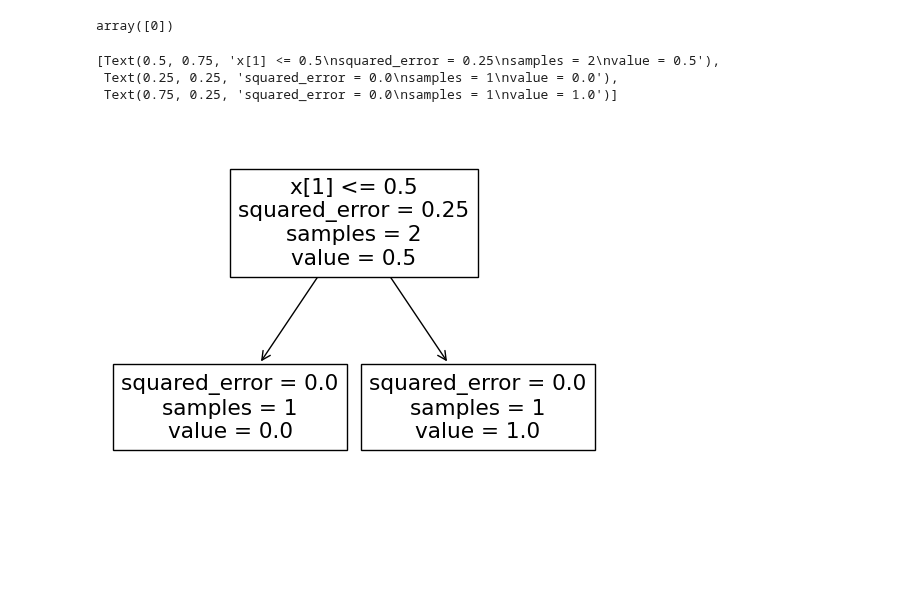
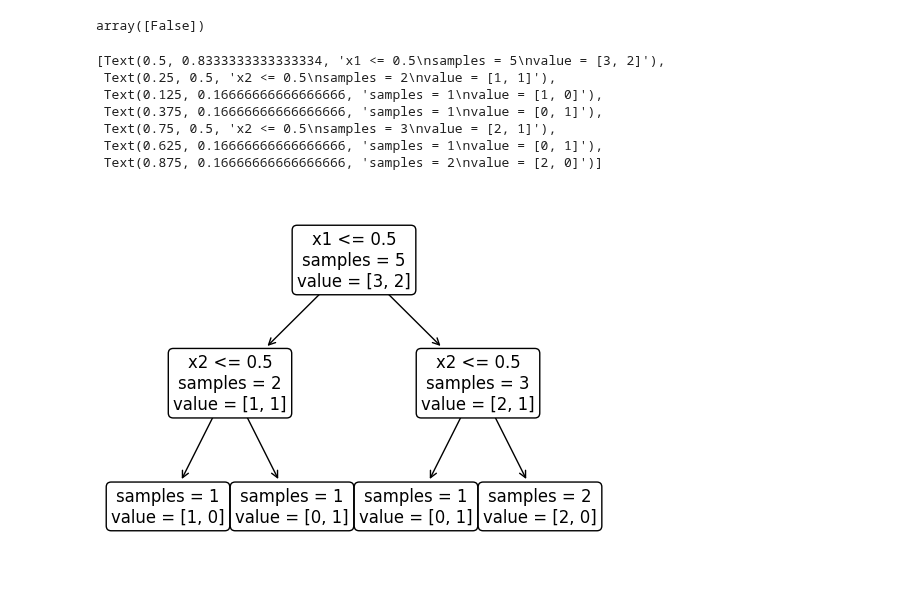
Before and after one commit to willdalh/ml-course, a Jupyter notebook: decision_trees.ipynb, the cells around one changed output. Saved outputs shown, nothing was run; the diff lists cells and outputs as text; code cells hidden in the pictures; blank space fills up the shorter version.

```diff
--- a/decision_trees.ipynb
+++ b/decision_trees.ipynb
@@ -1,6 +1,6 @@
 # %%
 from sklearn import tree
-X = [[0, 0], [1, 1]]
-Y = [0, 1]
+X = [[0, 0], [0, 1], [1, 0], [1, 1], [1, 1]]
+Y = [0, 1, 1, 0, 0]
 clf = tree.DecisionTreeClassifier()
 clf = clf.fit(X, Y)
@@ -7,11 +10,15 @@ clf = clf.fit(X, Y)
 # %%
 clf.predict([[0., 0.]])
 # %% [output]
-array([0])
+array([False])
-# %%
-tree.plot_tree(clf, )
-# %% [output]
-[Text(0.5, 0.75, 'x[1] <= 0.5\nsquared_error = 0.25\nsamples = 2\nvalue = 0.5'),
- Text(0.25, 0.25, 'squared_error = 0.0\nsamples = 1\nvalue = 0.0'),
- Text(0.75, 0.25, 'squared_error = 0.0\nsamples = 1\nvalue = 1.0')]
-[figure, removed]
+# %%
+tree.plot_tree(clf, rounded=True, label="all", node_ids=False, impurity=False, feature_names=["x1", "x2"])
+# %% [output]
+[Text(0.5, 0.8333333333333334, 'x1 <= 0.5\nsamples = 5\nvalue = [3, 2]'),
+ Text(0.25, 0.5, 'x2 <= 0.5\nsamples = 2\nvalue = [1, 1]'),
+ Text(0.125, 0.16666666666666666, 'samples = 1\nvalue = [1, 0]'),
+ Text(0.375, 0.16666666666666666, 'samples = 1\nvalue = [0, 1]'),
+ Text(0.75, 0.5, 'x2 <= 0.5\nsamples = 3\nvalue = [2, 1]'),
+ Text(0.625, 0.16666666666666666, 'samples = 1\nvalue = [0, 1]'),
+ Text(0.875, 0.16666666666666666, 'samples = 2\nvalue = [2, 0]')]
+[figure, added]
```
Also changed, not shown: parts of 1 cell of this notebook, 14 other files.
